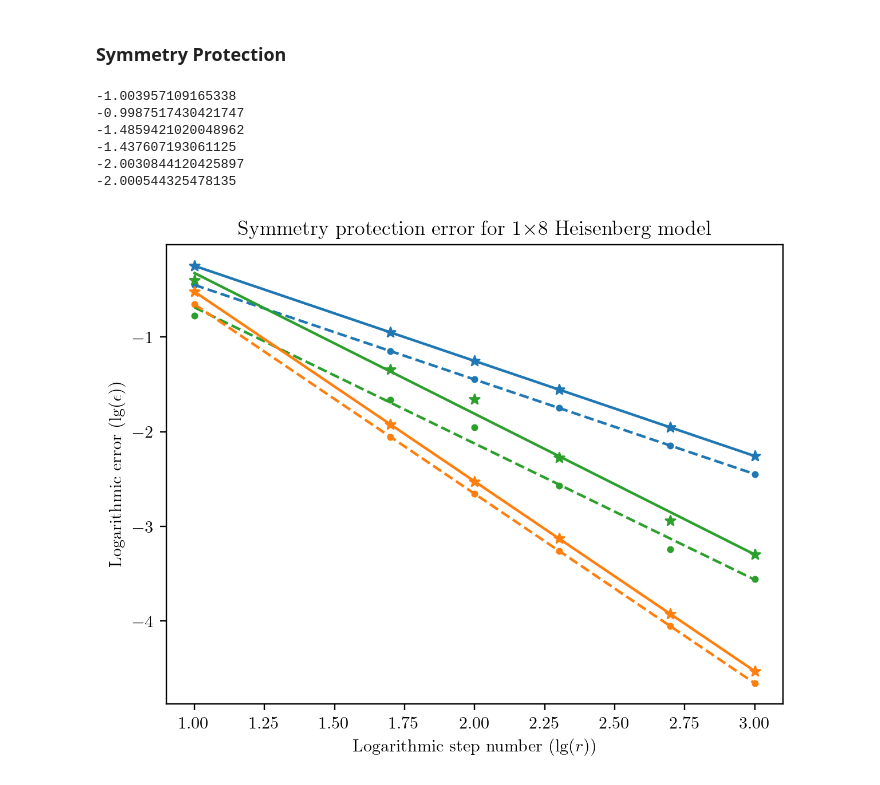
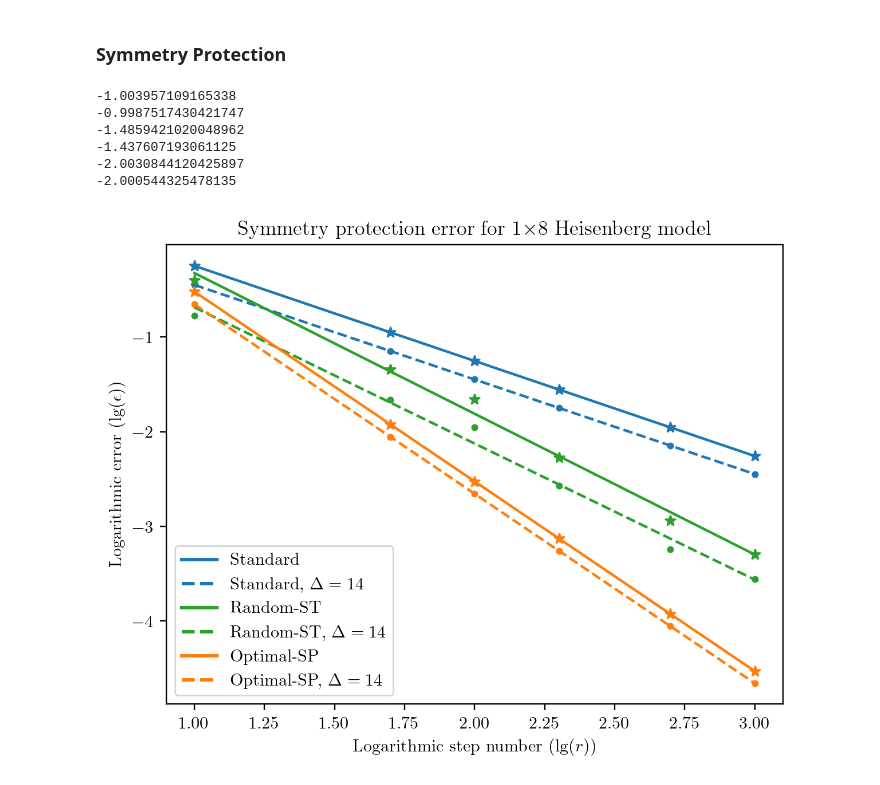
Before and after one commit to Qubit-Fernand/Digital-Quantum-Simulation, a Jupyter notebook: Figure/Plotting.ipynb, the cells around one changed output. Drawn from its saved outputs; the diff is of its cells as text; code cells hidden in the pictures.

```diff
--- a/Figure/Plotting.ipynb
+++ b/Figure/Plotting.ipynb
@@ -629,7 +629,7 @@ ax.plot(
     poly_Random(step_number_new),
     color="#2ca02c",
     linestyle="-",
-    label="Random-SP",
+    label="Random-ST",
 )
 
 ax.scatter(step_number, Random_Delta, marker=".", color="#2ca02c")
@@ -638,7 +638,7 @@ ax.plot(
     poly_Random_Delta(step_number_new),
     color="#2ca02c",
     linestyle="--",
-    label="Random-SP, $\Delta = {Delta}$".format(Delta=Delta),
+    label="Random-ST, $\Delta = {Delta}$".format(Delta=Delta),
 )
 
 ax.scatter(step_number, SP, marker="*", color="#ff7f0e")
@@ -648,32 +648,32 @@ ax.plot(
     color="#ff7f0e",
     linestyle="-",
     label="Optimal-SP",
 )
 
 ax.scatter(step_number, SP_Delta, marker=".", color="#ff7f0e")
 ax.plot(
     step_number_new,
     poly_SP_Delta(step_number_new),
     color="#ff7f0e",
     linestyle="--",
     label="Optimal-SP, $\Delta = {Delta}$".format(Delta=Delta),
 )
 
-# ax.legend(handler_map={plt.Line2D: ColorLineStyleHandler()})
+ax.legend(handler_map={plt.Line2D: ColorLineStyleHandler()})
 
 print(poly_Raw[1])
 print(poly_Raw_Delta[1])
 print(poly_Random[1])
 print(poly_Random_Delta[1])
 print(poly_SP[1])
 print(poly_SP_Delta[1])
 
 fig.savefig("Symmetry-1x8.pdf", dpi=600, format="pdf")
 # %% [output]
 -1.003957109165338
 -0.9987517430421747
 -1.4859421020048962
 -1.437607193061125
 -2.0030844120425897
 -2.000544325478135
-[figure, old version]
+[figure, new version]
```
Also changed, not shown: parts of 9 cells of this notebook, 10 other files.
